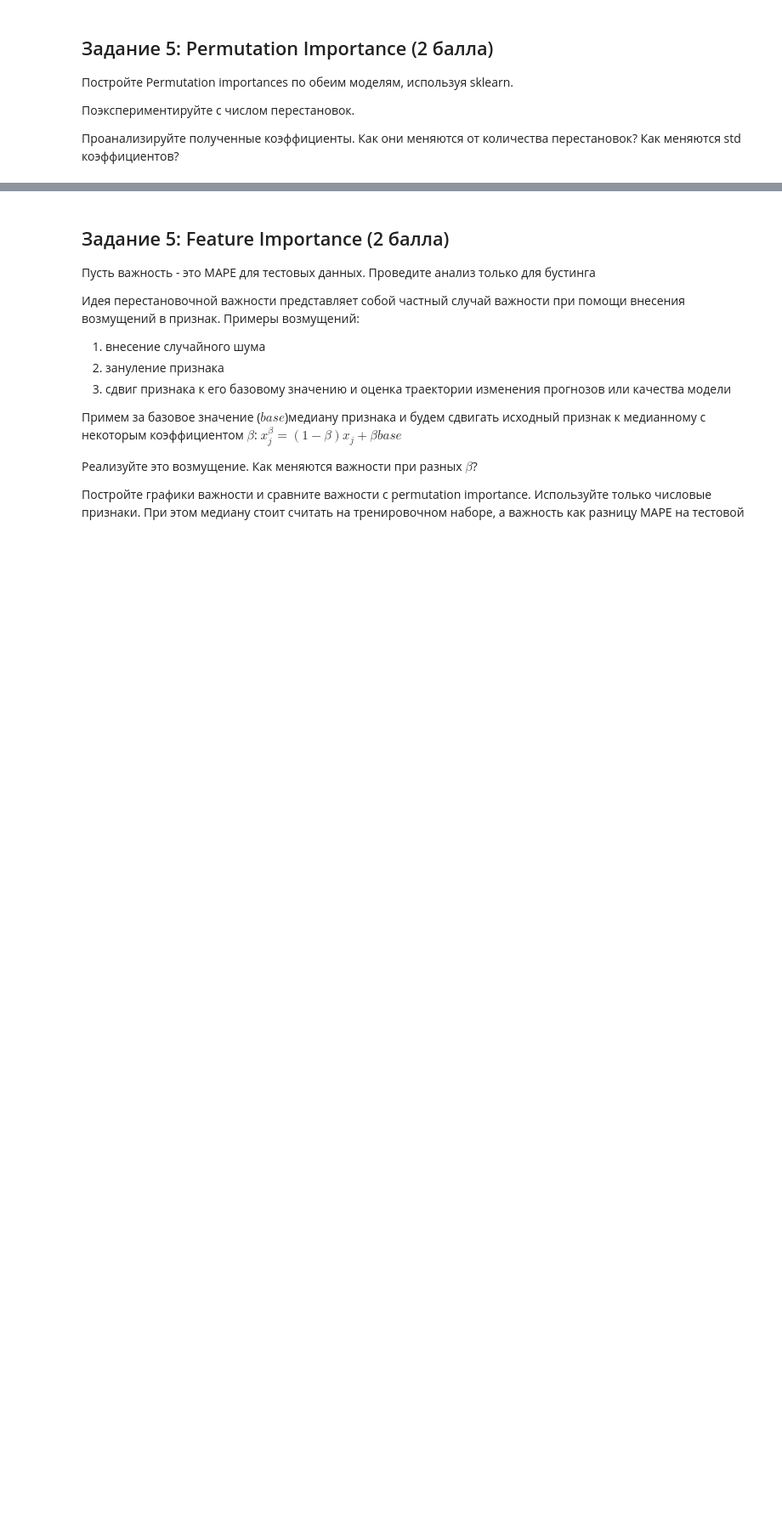
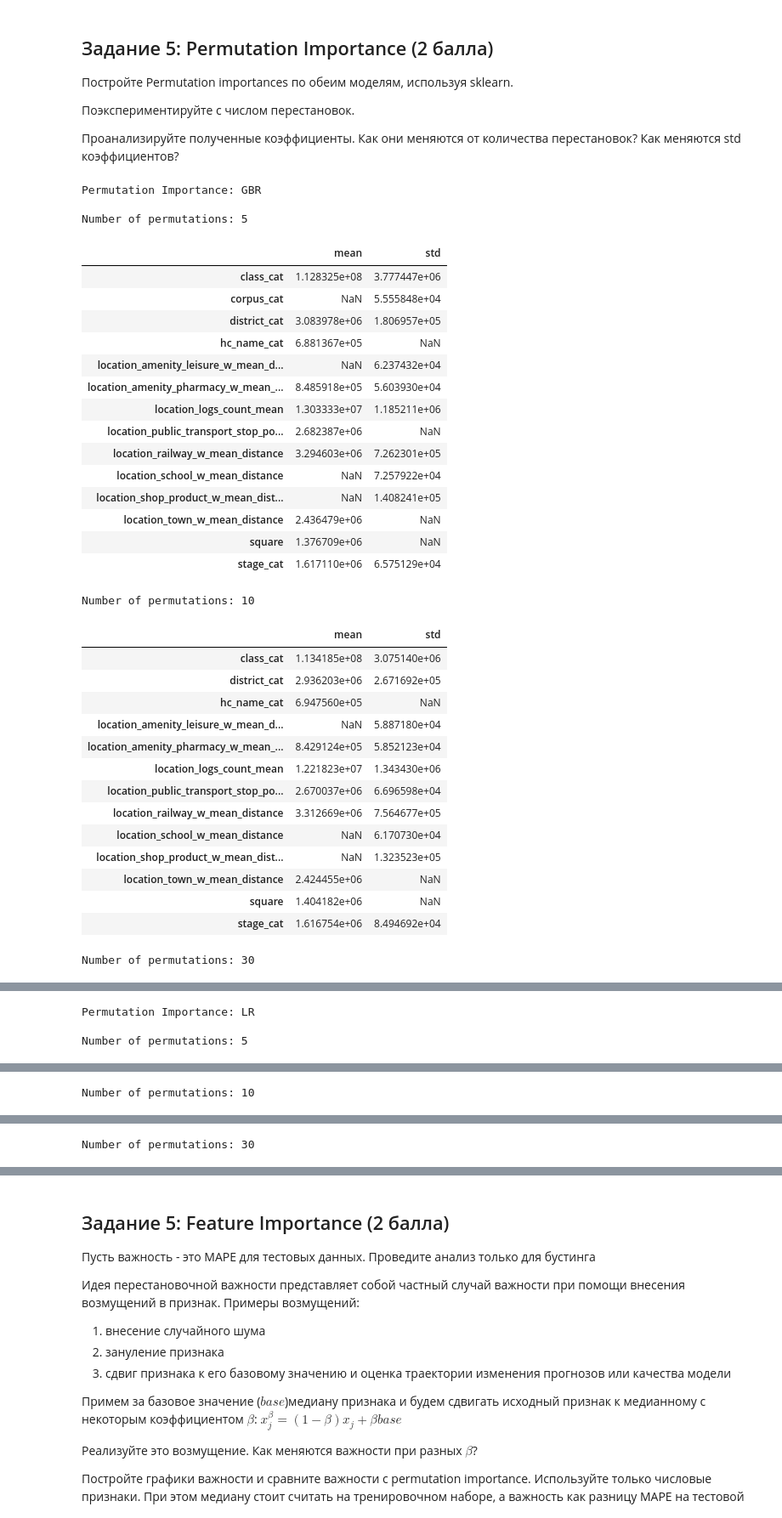
Before and after one commit to akpchelkova/spbu_ml_2026, a Jupyter notebook: homeworks/interpretation.ipynb, the cells around one changed output, grey strips where cells are left out. Shown at 85% size. Cells and saved outputs as stored; diff of their text form; code cells hidden in the pictures; blank space fills up the shorter version.

```diff
--- a/homeworks/interpretation.ipynb
+++ b/homeworks/interpretation.ipynb
@@ -103,0 +346,49 @@ P.s. Сетку значений стройте для исходного при
+# %%
+from sklearn.inspection import permutation_importance
+
+perm_nums = [5, 10, 30]
+models = [(gbr, "GBR"), (lr, "LR")]
+
+for model, name in models:
+    print(f"Permutation Importance: {name}")
+    for n in perm_nums:
+        perm = permutation_importance(model, X_test, y_test, n_repeats=n, random_state=42, scoring='neg_mean_squared_error')
+        imp_mean = pd.Series(perm.importances_mean, index=X_test.columns).sort_values(ascending=False)
+        imp_std = pd.Series(perm.importances_std, index=X_test.columns).sort_values(ascending=False)
+        print(f"\nNumber of permutations: {n}")
+        display(pd.DataFrame({"mean": imp_mean.head(10), "std": imp_std.head(10)}))
+# %% [output]
+Permutation Importance: GBR
+
+Number of permutations: 5
+|  | mean | std |
+| class_cat | 1.128325e+08 | 3.777447e+06 |
+| corpus_cat | NaN | 5.555848e+04 |
+| district_cat | 3.083978e+06 | 1.806957e+05 |
+| hc_name_cat | 6.881367e+05 | NaN |
+| location_amenity_leisure_w_mean_d... | NaN | 6.237432e+04 |
+| location_amenity_pharmacy_w_mean_... | 8.485918e+05 | 5.603930e+04 |
+| location_logs_count_mean | 1.303333e+07 | 1.185211e+06 |
+| location_public_transport_stop_po... | 2.682387e+06 | NaN |
+| location_railway_w_mean_distance | 3.294603e+06 | 7.262301e+05 |
+| location_school_w_mean_distance | NaN | 7.257922e+04 |
+| location_shop_product_w_mean_dist... | NaN | 1.408241e+05 |
+| location_town_w_mean_distance | 2.436479e+06 | NaN |
+| square | 1.376709e+06 | NaN |
+| stage_cat | 1.617110e+06 | 6.575129e+04 |
+Number of permutations: 10
+|  | mean | std |
+| class_cat | 1.134185e+08 | 3.075140e+06 |
+| district_cat | 2.936203e+06 | 2.671692e+05 |
+| hc_name_cat | 6.947560e+05 | NaN |
+| location_amenity_leisure_w_mean_d... | NaN | 5.887180e+04 |
+| location_amenity_pharmacy_w_mean_... | 8.429124e+05 | 5.852123e+04 |
+| location_logs_count_mean | 1.221823e+07 | 1.343430e+06 |
+| location_public_transport_stop_po... | 2.670037e+06 | 6.696598e+04 |
+| location_railway_w_mean_distance | 3.312669e+06 | 7.564677e+05 |
+| location_school_w_mean_distance | NaN | 6.170730e+04 |
+| location_shop_product_w_mean_dist... | NaN | 1.323523e+05 |
+| location_town_w_mean_distance | 2.424455e+06 | NaN |
+| square | 1.404182e+06 | NaN |
+| stage_cat | 1.616754e+06 | 8.494692e+04 |
+Number of permutations: 30
@@ -103,0 +410,3 @@ P.s. Сетку значений стройте для исходного при
+Permutation Importance: LR
+
+Number of permutations: 5
@@ -103,0 +427 @@ P.s. Сетку значений стройте для исходного при
+Number of permutations: 10
@@ -103,0 +442 @@ P.s. Сетку значений стройте для исходного при
+Number of permutations: 30
```
Also changed, not shown: parts of 13 cells of this notebook.
